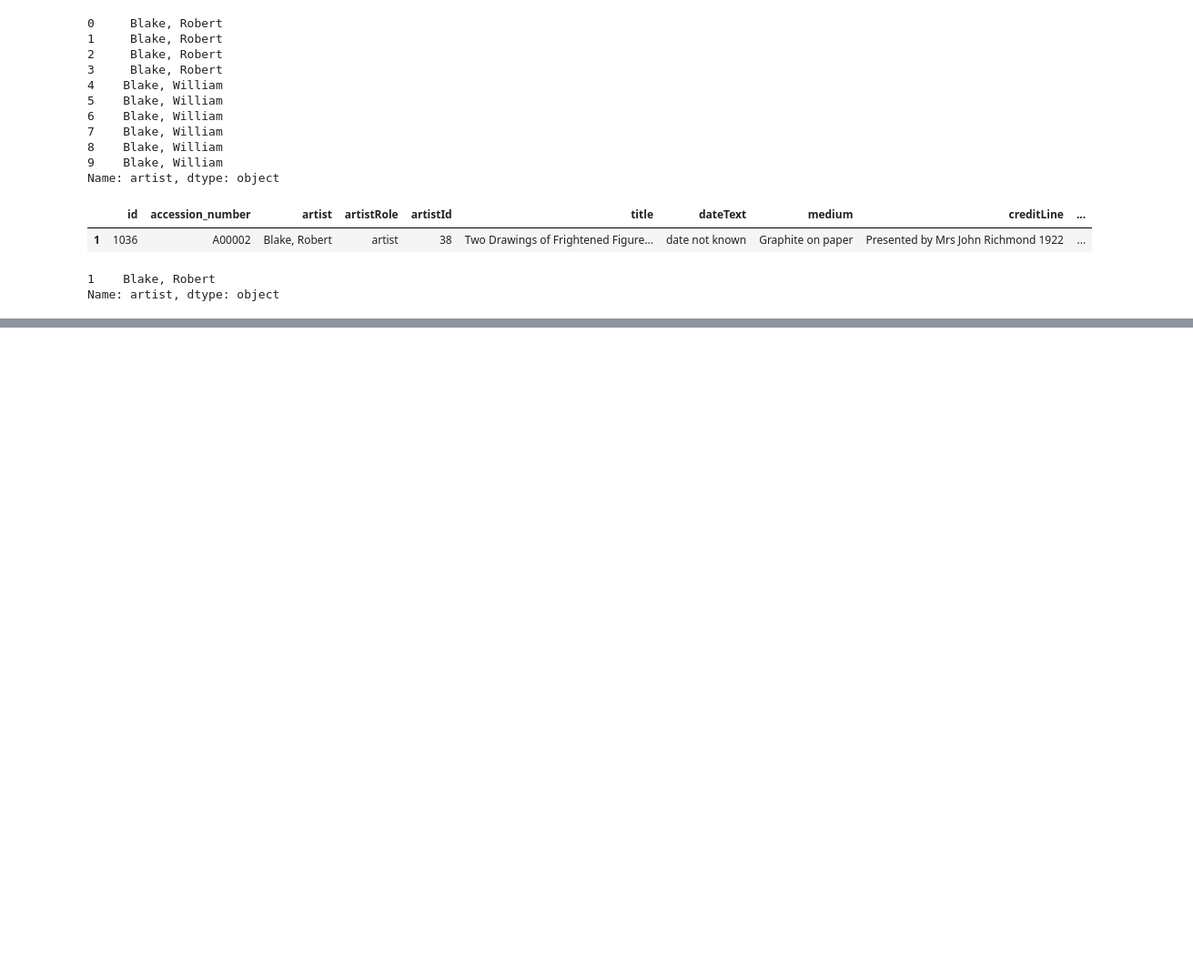
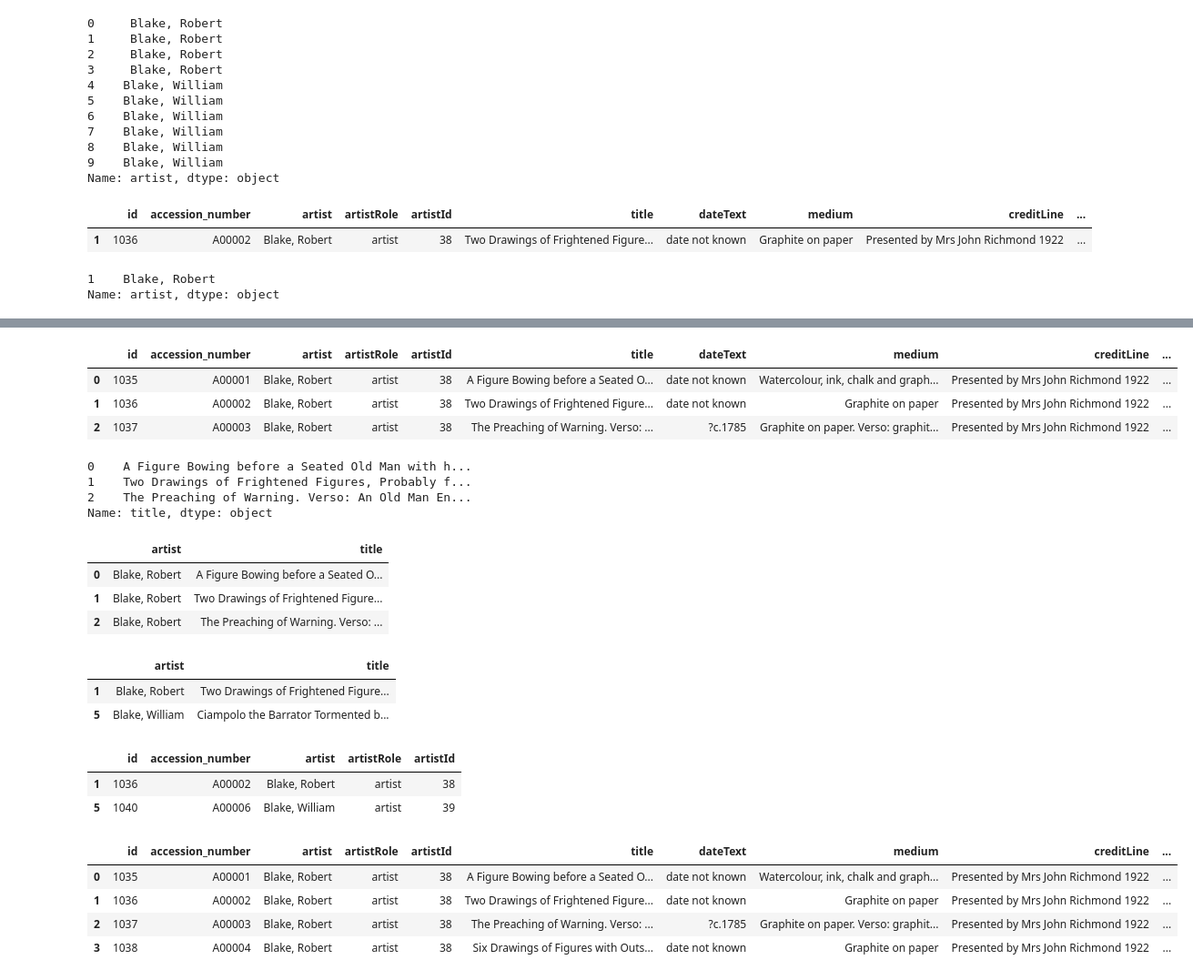
Before and after one commit to jho97/data-analyst-week-2, a Jupyter notebook: may_25/personal_work/index_and_filter.ipynb, the cells around one changed output, grey strips where cells are left out. Shown: that part at 91% size. Cells and saved outputs as stored; diff of their text form; code cells hidden in the pictures; blank space fills up the shorter version.

Commit message:
using loc to filter

```diff
--- a/may_25/personal_work/index_and_filter.ipynb
+++ b/may_25/personal_work/index_and_filter.ipynb
@@ -72,0 +148,43 @@ Name: artist, dtype: object
+# %%
+data.loc[0:2]
+# %% [output]
+|  | id | accession_number | artist | artistRole | artistId | title | dateText | medium | creditLine | ... |
+| 0 | 1035 | A00001 | Blake, Robert | artist | 38 | A Figure Bowing before a Seated O... | date not known | Watercolour, ink, chalk and graph... | Presented by Mrs John Richmond 1922 | ... |
+| 1 | 1036 | A00002 | Blake, Robert | artist | 38 | Two Drawings of Frightened Figure... | date not known | Graphite on paper | Presented by Mrs John Richmond 1922 | ... |
+| 2 | 1037 | A00003 | Blake, Robert | artist | 38 | The Preaching of Warning. Verso: ... | ?c.1785 | Graphite on paper. Verso: graphit... | Presented by Mrs John Richmond 1922 | ... |
+# %%
+data.loc[0:2, 'title']
+# %% [output]
+0    A Figure Bowing before a Seated Old Man with h...
+1    Two Drawings of Frightened Figures, Probably f...
+2    The Preaching of Warning. Verso: An Old Man En...
+Name: title, dtype: object
+# %%
+data.loc[0:2, ['artist', 'title']]
+# %% [output]
+|  | artist | title |
+| 0 | Blake, Robert | A Figure Bowing before a Seated O... |
+| 1 | Blake, Robert | Two Drawings of Frightened Figure... |
+| 2 | Blake, Robert | The Preaching of Warning. Verso: ... |
+# %%
+data.loc[[1,5], ['artist', 'title']]
+# getting back just rows 1 and 5
+# %% [output]
+|  | artist | title |
+| 1 | Blake, Robert | Two Drawings of Frightened Figure... |
+| 5 | Blake, William | Ciampolo the Barrator Tormented b... |
+# %%
+data.loc[[1,5], 'id':'artistId']
+# %% [output]
+|  | id | accession_number | artist | artistRole | artistId |
+| 1 | 1036 | A00002 | Blake, Robert | artist | 38 |
+| 5 | 1040 | A00006 | Blake, William | artist | 39 |
+# %%
+data.loc[data.artist == 'Blake, Robert', :]
+#filtering
+# %% [output]
+|  | id | accession_number | artist | artistRole | artistId | title | dateText | medium | creditLine | ... |
+| 0 | 1035 | A00001 | Blake, Robert | artist | 38 | A Figure Bowing before a Seated O... | date not known | Watercolour, ink, chalk and graph... | Presented by Mrs John Richmond 1922 | ... |
+| 1 | 1036 | A00002 | Blake, Robert | artist | 38 | Two Drawings of Frightened Figure... | date not known | Graphite on paper | Presented by Mrs John Richmond 1922 | ... |
+| 2 | 1037 | A00003 | Blake, Robert | artist | 38 | The Preaching of Warning. Verso: ... | ?c.1785 | Graphite on paper. Verso: graphit... | Presented by Mrs John Richmond 1922 | ... |
+| 3 | 1038 | A00004 | Blake, Robert | artist | 38 | Six Drawings of Figures with Outs... | date not known | Graphite on paper | Presented by Mrs John Richmond 1922 | ... |
```
Also changed, not shown: parts of 7 cells of this notebook.
